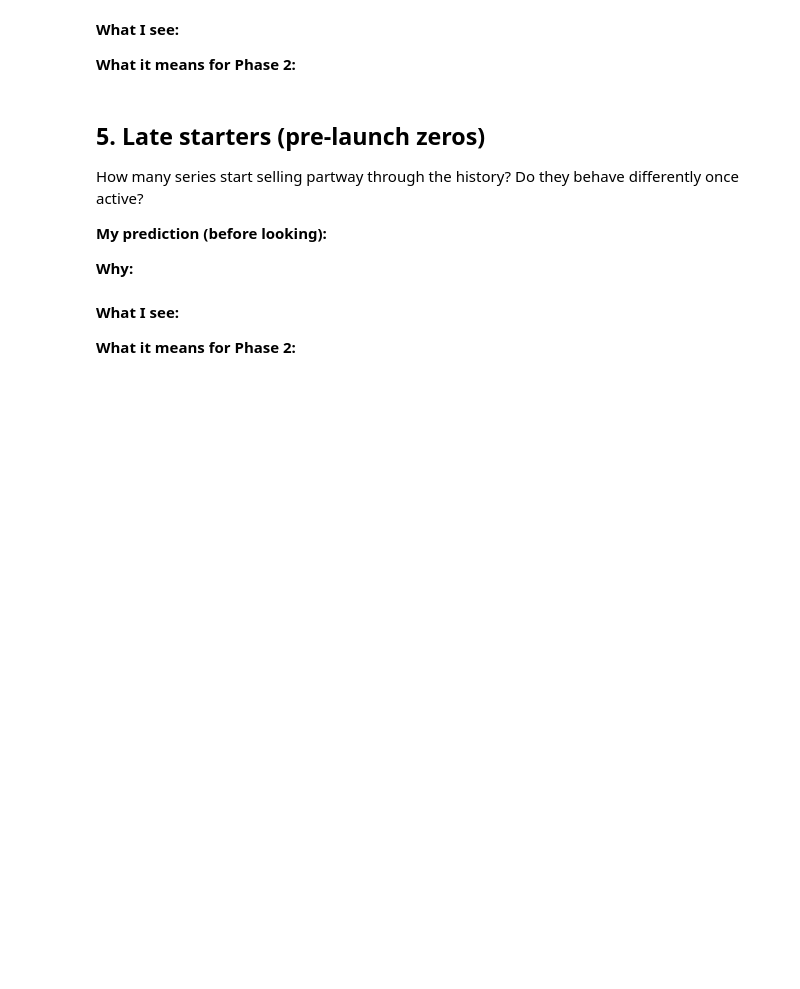
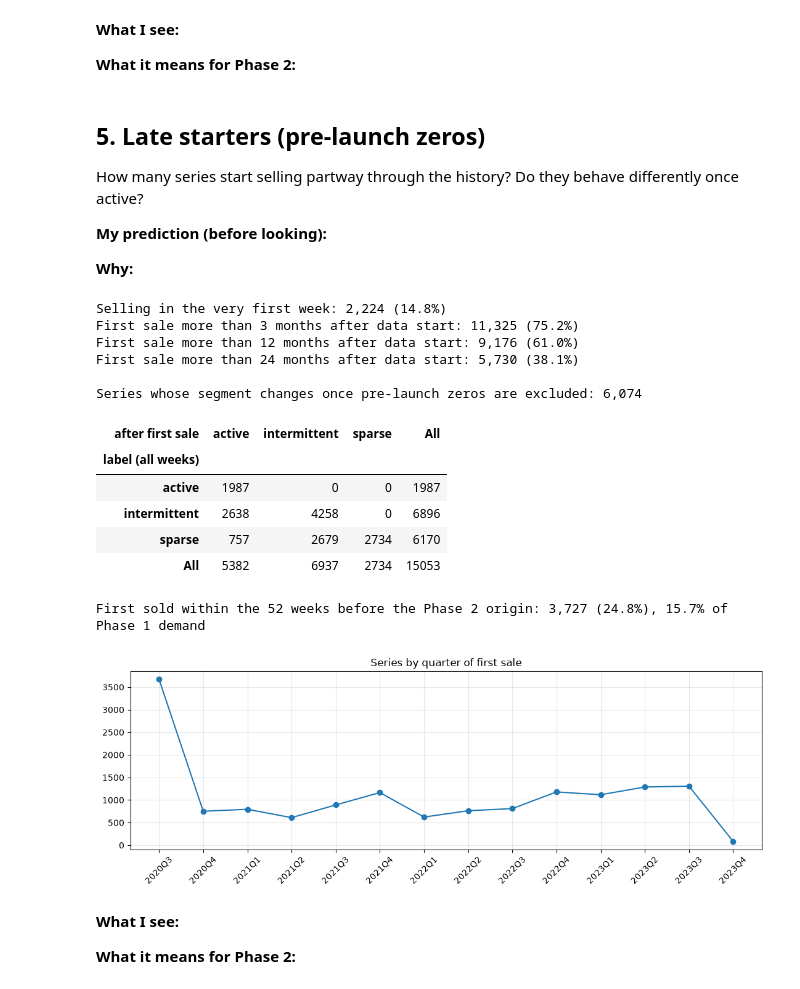
Before and after one commit to hozaifaanwar/vn1-forecasting, a Jupyter notebook: notebooks/08_session8_demand.ipynb, the cells around one changed output. Saved outputs shown, nothing was run; the diff lists cells and outputs as text; code cells hidden in the pictures; blank space fills up the shorter version.

```diff
--- a/notebooks/08_session8_demand.ipynb
+++ b/notebooks/08_session8_demand.ipynb
@@ -543,6 +543,55 @@ How many series start selling partway through the history? Do they behave differ
 **My prediction (before looking):**
 
 **Why:**
+# %%
+# Q5: late starters
+vals = sales.to_numpy()
+first_idx = (vals > 0).argmax(axis=1)                         # first week with a sale
+first_sale = pd.Series(sales.columns[first_idx], index=sales.index)
+
+print(f"Selling in the very first week: {(first_idx == 0).sum():,} ({(first_idx == 0).mean():.1%})")
+for months in [3, 12, 24]:
+    late = first_sale > sales.columns[0] + pd.DateOffset(months=months)
+    print(f"First sale more than {months} months after data start: {late.sum():,} ({late.mean():.1%})")
+
+# Segment label (all Phase 0 weeks) vs. segment counted only after the first sale
+p0 = sales.loc[:, sales.columns < PHASE1_START].to_numpy()
+alive = np.arange(p0.shape[1]) >= first_idx[:, None]
+zero_rate_alive = ((p0 == 0) & alive).sum(axis=1) / alive.sum(axis=1)
+segment_alive = classify_segment(pd.Series(zero_rate_alive, index=sales.index))
+print()
+print(f"Series whose segment changes once pre-launch zeros are excluded: {(segment != segment_alive).sum():,}")
+display(pd.crosstab(segment.rename("label (all weeks)"), segment_alive.rename("after first sale"), margins=True))
+
+# Series with less than a year of history at the Phase 2 origin
+recent = first_sale > pd.Timestamp("2024-01-01") - pd.Timedelta(weeks=52)
+p1_units = sales.loc[:, sales.columns >= PHASE1_START].sum(axis=1)
+print(f"First sold within the 52 weeks before the Phase 2 origin: {recent.sum():,} "
+      f"({recent.mean():.1%}), {p1_units[recent].sum() / p1_units.sum():.1%} of Phase 1 demand")
+
+by_q = first_sale.dt.to_period("Q").value_counts().sort_index()
+plt.figure(figsize=(11, 4))
+plt.plot(by_q.index.astype(str), by_q.values, marker="o")
+plt.xticks(rotation=45)
+plt.title("Series by quarter of first sale")
+plt.grid(alpha=0.3)
+plt.tight_layout()
+plt.show()
+# %% [output]
+Selling in the very first week: 2,224 (14.8%)
+First sale more than 3 months after data start: 11,325 (75.2%)
+First sale more than 12 months after data start: 9,176 (61.0%)
+First sale more than 24 months after data start: 5,730 (38.1%)
+
+Series whose segment changes once pre-launch zeros are excluded: 6,074
+| after first sale | active | intermittent | sparse | All |
+| label (all weeks) |  |  |  |  |
+| active | 1987 | 0 | 0 | 1987 |
+| intermittent | 2638 | 4258 | 0 | 6896 |
+| sparse | 757 | 2679 | 2734 | 6170 |
+| All | 5382 | 6937 | 2734 | 15053 |
+First sold within the 52 weeks before the Phase 2 origin: 3,727 (24.8%), 15.7% of Phase 1 demand
+[figure, added]
 # %% [markdown]
 **What I see:**
 
```
Also changed, not shown: parts of 1 cell of this notebook.
